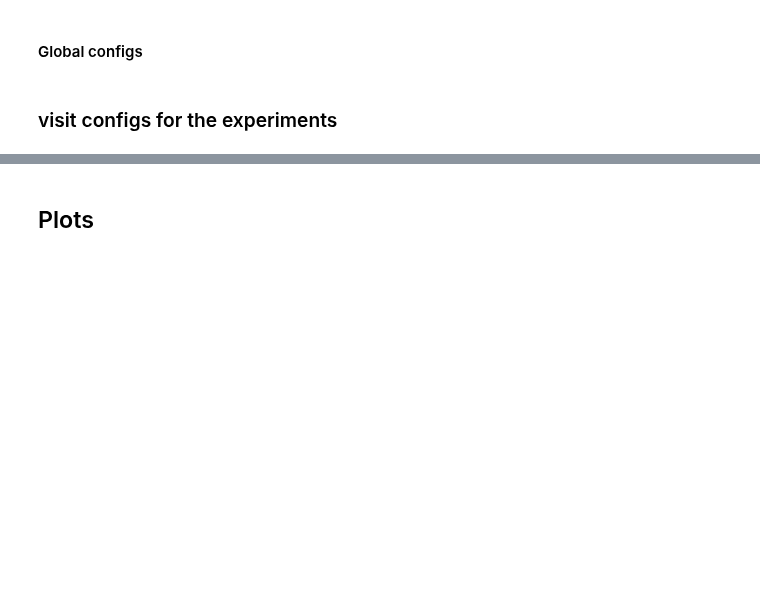
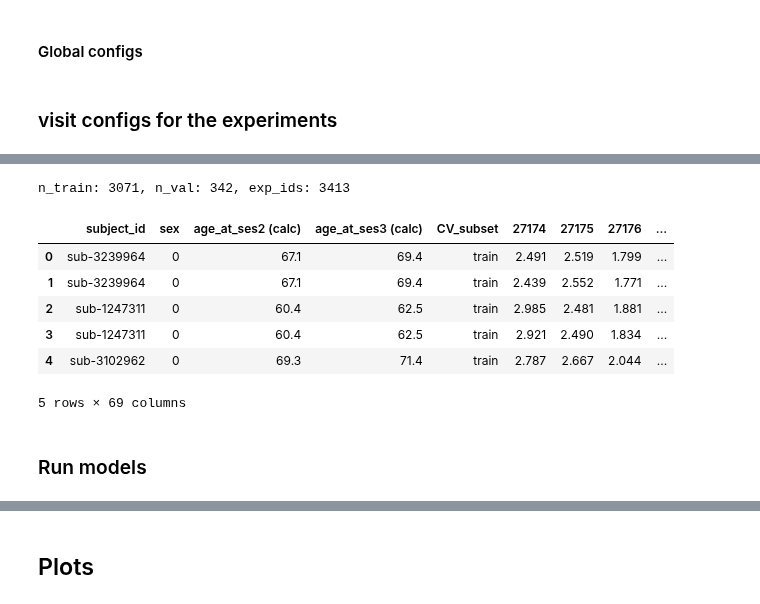
Before and after one commit to nikhil153/brain-diff, a Jupyter notebook: notebooks/3a_baseline_ML_models.ipynb, the cells around one changed output, grey strips where cells are left out. Cells and saved outputs as stored; diff of their text form; code cells hidden in the pictures; blank space fills up the shorter version.

```diff
--- a/notebooks/3a_baseline_ML_models.ipynb
+++ b/notebooks/3a_baseline_ML_models.ipynb
@@ -175,0 +107,28 @@ exp_perf_df.groupby(["exp_name","model"]).mean().reset_index()
+# %%
+ukbb_exp_setup_df = pd.read_csv(ukbb_exp_setup_csv)
+train_ids = ukbb_exp_setup_df[ukbb_exp_setup_df["CV_subset"] == "train"]["participant_id"].values
+val_ids = ukbb_exp_setup_df[ukbb_exp_setup_df["CV_subset"] == "val"]["participant_id"].values
+exp_ids = list(set(train_ids).union(set(val_ids)))
+ukbb_exp_setup_df = ukbb_exp_setup_df[ukbb_exp_setup_df["participant_id"].isin(exp_ids)][demo_cols]
+ukbb_exp_setup_df = ukbb_exp_setup_df.rename(columns={"participant_id":"subject_id"})
+
+print(f"n_train: {len(train_ids)}, n_val: {len(val_ids)}, exp_ids: {len(exp_ids)}")
+
+# Read DKT
+DKT_df = pd.read_csv(ukbb_DKT_csv)
+DKT_df = DKT_df[DKT_df["subject_id"].isin(exp_ids)]
+
+exp_data_df = pd.merge(ukbb_exp_setup_df, DKT_df, how="right", on="subject_id")
+
+exp_data_df.head()
+# %% [output]
+n_train: 3071, n_val: 342, exp_ids: 3413
+|  | subject_id | sex | age_at_ses2 (calc) | age_at_ses3 (calc) | CV_subset | 27174 | 27175 | 27176 | ... |
+| 0 | sub-3239964 | 0 | 67.1 | 69.4 | train | 2.491 | 2.519 | 1.799 | ... |
+| 1 | sub-3239964 | 0 | 67.1 | 69.4 | train | 2.439 | 2.552 | 1.771 | ... |
+| 2 | sub-1247311 | 0 | 60.4 | 62.5 | train | 2.985 | 2.481 | 1.881 | ... |
+| 3 | sub-1247311 | 0 | 60.4 | 62.5 | train | 2.921 | 2.490 | 1.834 | ... |
+| 4 | sub-3102962 | 0 | 69.3 | 71.4 | train | 2.787 | 2.667 | 2.044 | ... |
+5 rows × 69 columns
+# %% [markdown]
+### Run models
```
Also changed, not shown: parts of 19 cells of this notebook, 1 other file.
